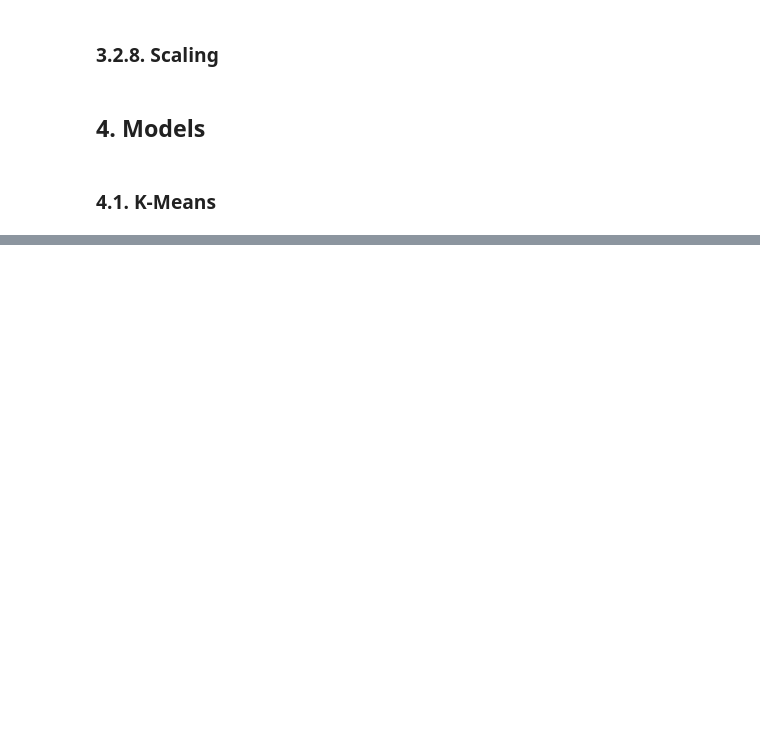
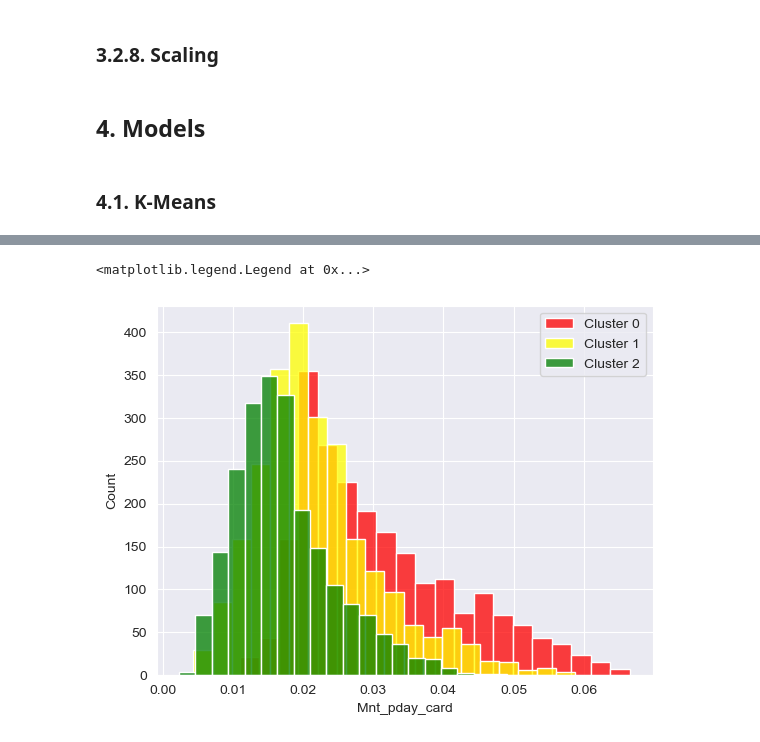
Before and after one commit to MikeOlhao/DSML_projeto, a Jupyter notebook: DSML_202223_Clusters_Group09_Notebook_semgraficos.ipynb, the cells around one changed output, grey strips where cells are left out. Cells and saved outputs as stored; diff of their text form; code cells hidden in the pictures; blank space fills up the shorter version.

```diff
--- a/DSML_202223_Clusters_Group09_Notebook_semgraficos.ipynb
+++ b/DSML_202223_Clusters_Group09_Notebook_semgraficos.ipynb
@@ -463,0 +984,5 @@ dfTF.groupby(['Compare']).size().reset_index(name='counts') #TODO perguntar sobr
+# %%
+df_value_k3 = df_value.copy()
+model_k3 = sk.cluster.KMeans(n_clusters = 3, random_state = 2).fit(df_value_k3)
+# %%
+df_value_k3["label"] = model_k3.labels_
@@ -463,0 +1034,12 @@ dfTF.groupby(['Compare']).size().reset_index(name='counts') #TODO perguntar sobr
+# %%
+cluster0 = df_value_k3[df_value_k3.label == 0]
+cluster1 = df_value_k3[df_value_k3.label == 1]
+cluster2 = df_value_k3[df_value_k3.label == 2]
+# %%
+sns.histplot(cluster0['Mnt_pday_card'],color='red',label='Cluster 0', bins = 20)
+sns.histplot(cluster1['Mnt_pday_card'],color='yellow',label='Cluster 1', bins = 20)
+sns.histplot(cluster2['Mnt_pday_card'],color='green',label='Cluster 2', bins = 20)
+plt.legend()
+# %% [output]
+<matplotlib.legend.Legend at 0x...>
+[figure, added]
```
Also changed, not shown: parts of 84 cells of this notebook.
